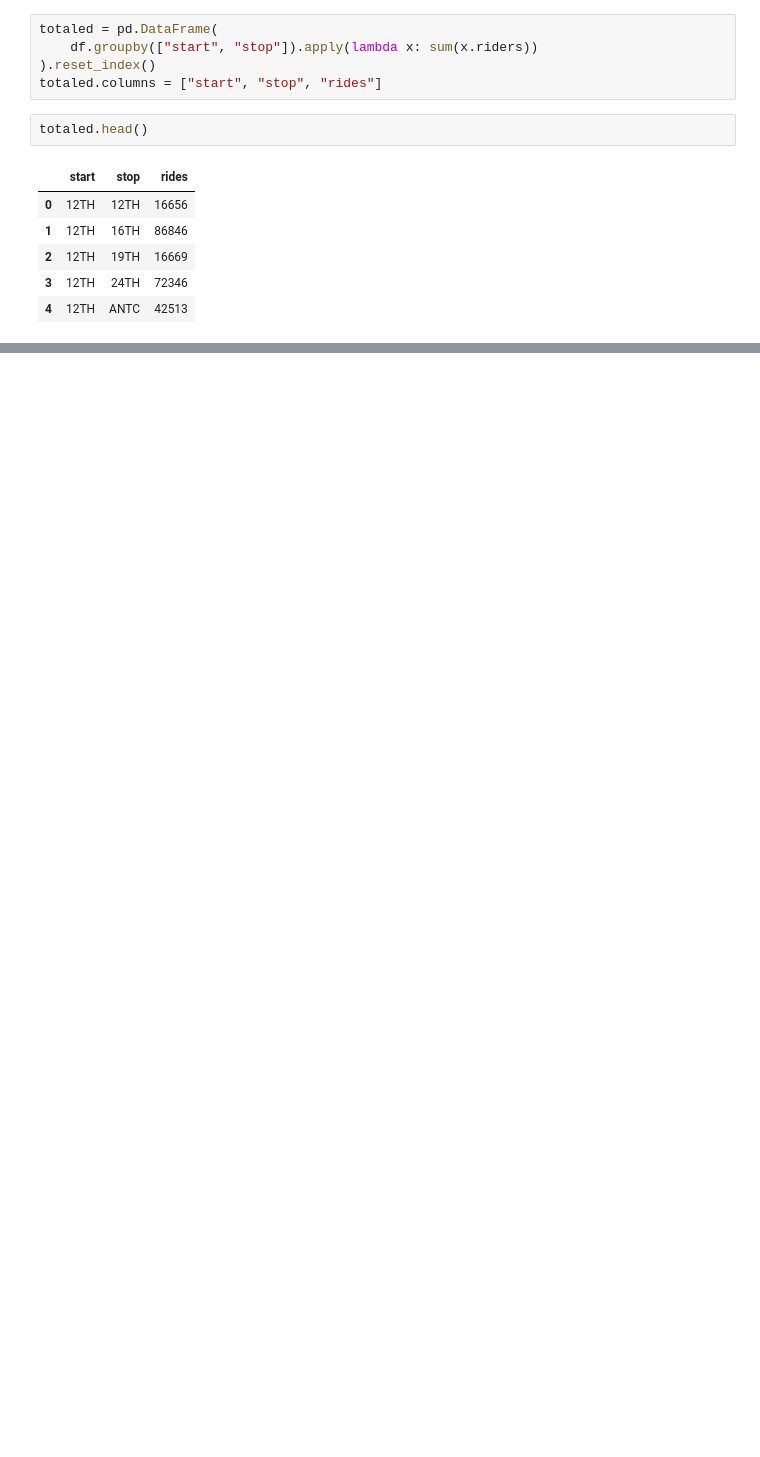
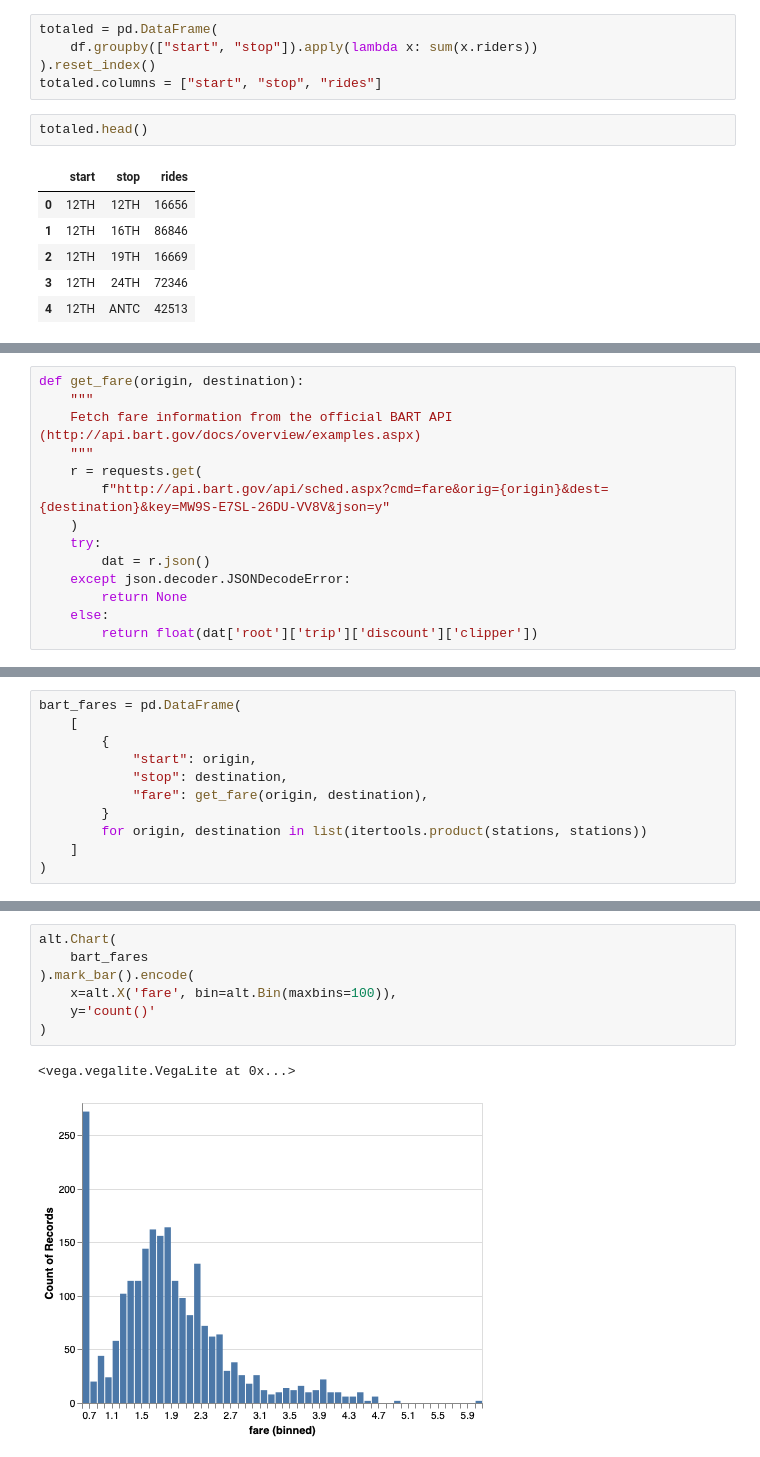
Before and after one commit to audy/bart-analysis, a Jupyter notebook: barts.ipynb, the cells around one changed output, grey strips where cells are left out. Cells and saved outputs as stored; diff of their text form; blank space fills up the shorter version.

```diff
--- a/barts.ipynb
+++ b/barts.ipynb
@@ -97,0 +112,14 @@ alt.Chart(totaled).mark_rect().encode(
+# %%
+def get_fare(origin, destination):
+    """
+    Fetch fare information from the official BART API (http://api.bart.gov/docs/overview/examples.aspx)
+    """
+    r = requests.get(
+        f"http://api.bart.gov/api/sched.aspx?cmd=fare&orig={origin}&dest={destination}&key=MW9S-E7SL-26DU-VV8V&json=y"
+    )
+    try:
+        dat = r.json()
+    except json.decoder.JSONDecodeError:
+        return None
+    else:
+        return float(dat['root']['trip']['discount']['clipper'])
@@ -97,0 +130,11 @@ alt.Chart(totaled).mark_rect().encode(
+# %%
+bart_fares = pd.DataFrame(
+    [
+        {
+            "start": origin,
+            "stop": destination,
+            "fare": get_fare(origin, destination),
+        }
+        for origin, destination in list(itertools.product(stations, stations))
+    ]
+)
@@ -97,0 +150,10 @@ alt.Chart(totaled).mark_rect().encode(
+# %%
+alt.Chart(
+    bart_fares
+).mark_bar().encode(
+    x=alt.X('fare', bin=alt.Bin(maxbins=100)),
+    y='count()'
+)
+# %% [output]
+<vega.vegalite.VegaLite at 0x...>
+[figure, added]
```
Also changed, not shown: parts of 17 cells of this notebook.
